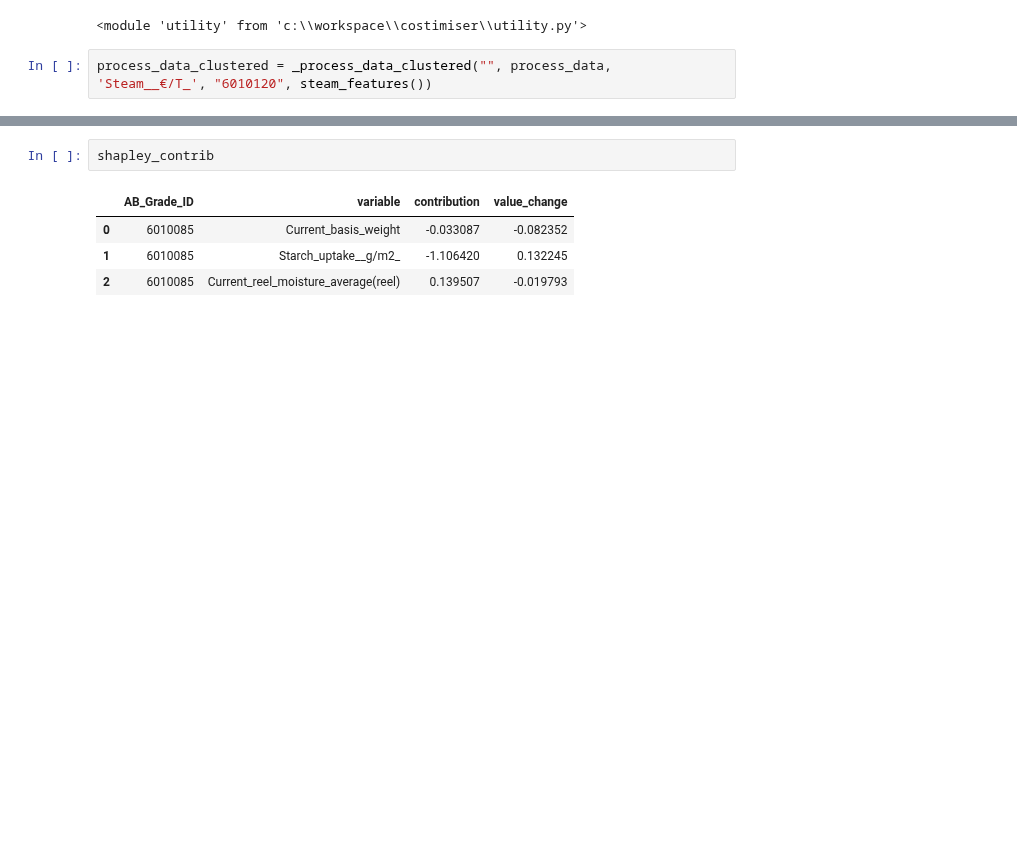
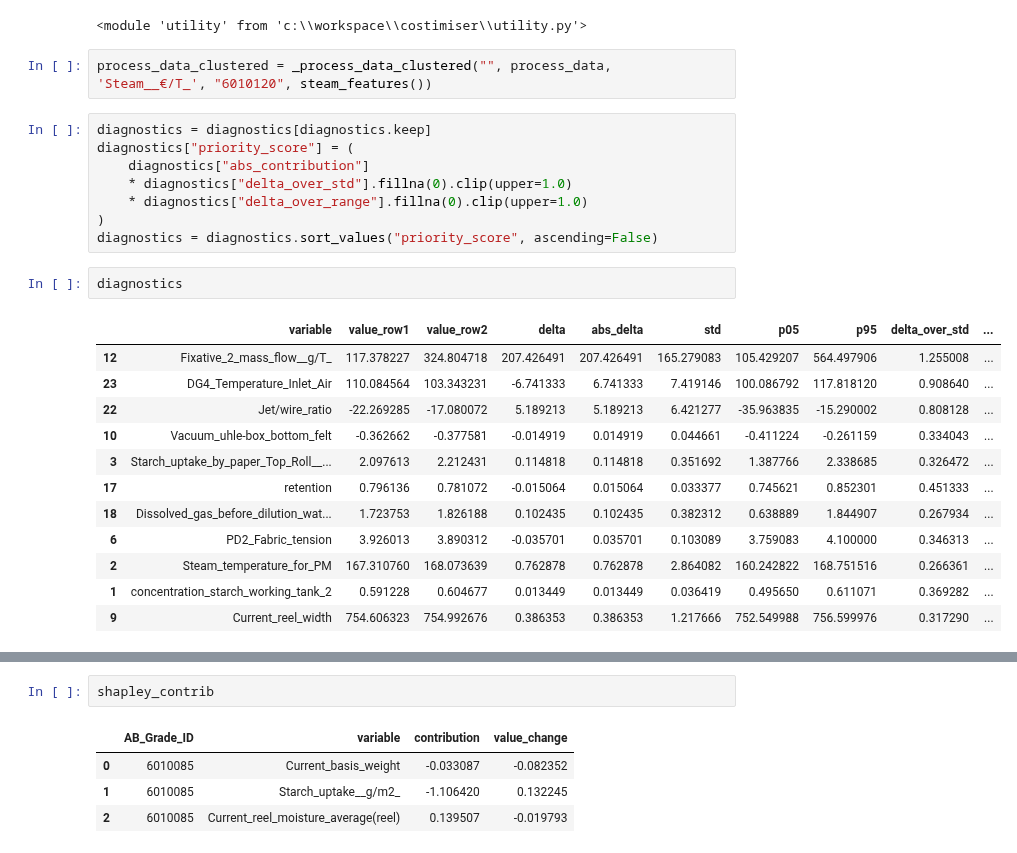
Before and after one commit to Miggon-dev/costimiser2, a Jupyter notebook: ai_process_analyst.ipynb, the cells around one changed output, grey strips where cells are left out. Saved outputs shown, nothing was run; the diff lists cells and outputs as text; blank space fills up the shorter version.

```diff
--- a/ai_process_analyst.ipynb
+++ b/ai_process_analyst.ipynb
@@ -1869,3 +1948,26 @@ importlib.reload(utility)
 <module 'utility' from 'c:\\workspace\\costimiser\\utility.py'>
 # %%
 process_data_clustered = _process_data_clustered("", process_data, 'Steam__€/T_', "6010120", steam_features())
+# %%
+diagnostics = diagnostics[diagnostics.keep]
+diagnostics["priority_score"] = (
+    diagnostics["abs_contribution"]
+    * diagnostics["delta_over_std"].fillna(0).clip(upper=1.0)
+    * diagnostics["delta_over_range"].fillna(0).clip(upper=1.0)
+)
+diagnostics = diagnostics.sort_values("priority_score", ascending=False)
+# %%
+diagnostics
+# %% [output]
+|  | variable | value_row1 | value_row2 | delta | abs_delta | std | p05 | p95 | delta_over_std | ... |
+| 12 | Fixative_2_mass_flow__g/T_ | 117.378227 | 324.804718 | 207.426491 | 207.426491 | 165.279083 | 105.429207 | 564.497906 | 1.255008 | ... |
+| 23 | DG4_Temperature_Inlet_Air | 110.084564 | 103.343231 | -6.741333 | 6.741333 | 7.419146 | 100.086792 | 117.818120 | 0.908640 | ... |
+| 22 | Jet/wire_ratio | -22.269285 | -17.080072 | 5.189213 | 5.189213 | 6.421277 | -35.963835 | -15.290002 | 0.808128 | ... |
+| 10 | Vacuum_uhle-box_bottom_felt | -0.362662 | -0.377581 | -0.014919 | 0.014919 | 0.044661 | -0.411224 | -0.261159 | 0.334043 | ... |
+| 3 | Starch_uptake_by_paper_Top_Roll__... | 2.097613 | 2.212431 | 0.114818 | 0.114818 | 0.351692 | 1.387766 | 2.338685 | 0.326472 | ... |
+| 17 | retention | 0.796136 | 0.781072 | -0.015064 | 0.015064 | 0.033377 | 0.745621 | 0.852301 | 0.451333 | ... |
+| 18 | Dissolved_gas_before_dilution_wat... | 1.723753 | 1.826188 | 0.102435 | 0.102435 | 0.382312 | 0.638889 | 1.844907 | 0.267934 | ... |
+| 6 | PD2_Fabric_tension | 3.926013 | 3.890312 | -0.035701 | 0.035701 | 0.103089 | 3.759083 | 4.100000 | 0.346313 | ... |
+| 2 | Steam_temperature_for_PM | 167.310760 | 168.073639 | 0.762878 | 0.762878 | 2.864082 | 160.242822 | 168.751516 | 0.266361 | ... |
+| 1 | concentration_starch_working_tank_2 | 0.591228 | 0.604677 | 0.013449 | 0.013449 | 0.036419 | 0.495650 | 0.611071 | 0.369282 | ... |
+| 9 | Current_reel_width | 754.606323 | 754.992676 | 0.386353 | 0.386353 | 1.217666 | 752.549988 | 756.599976 | 0.317290 | ... |
```
Also changed, not shown: parts of 34 cells of this notebook, 13 other files.
